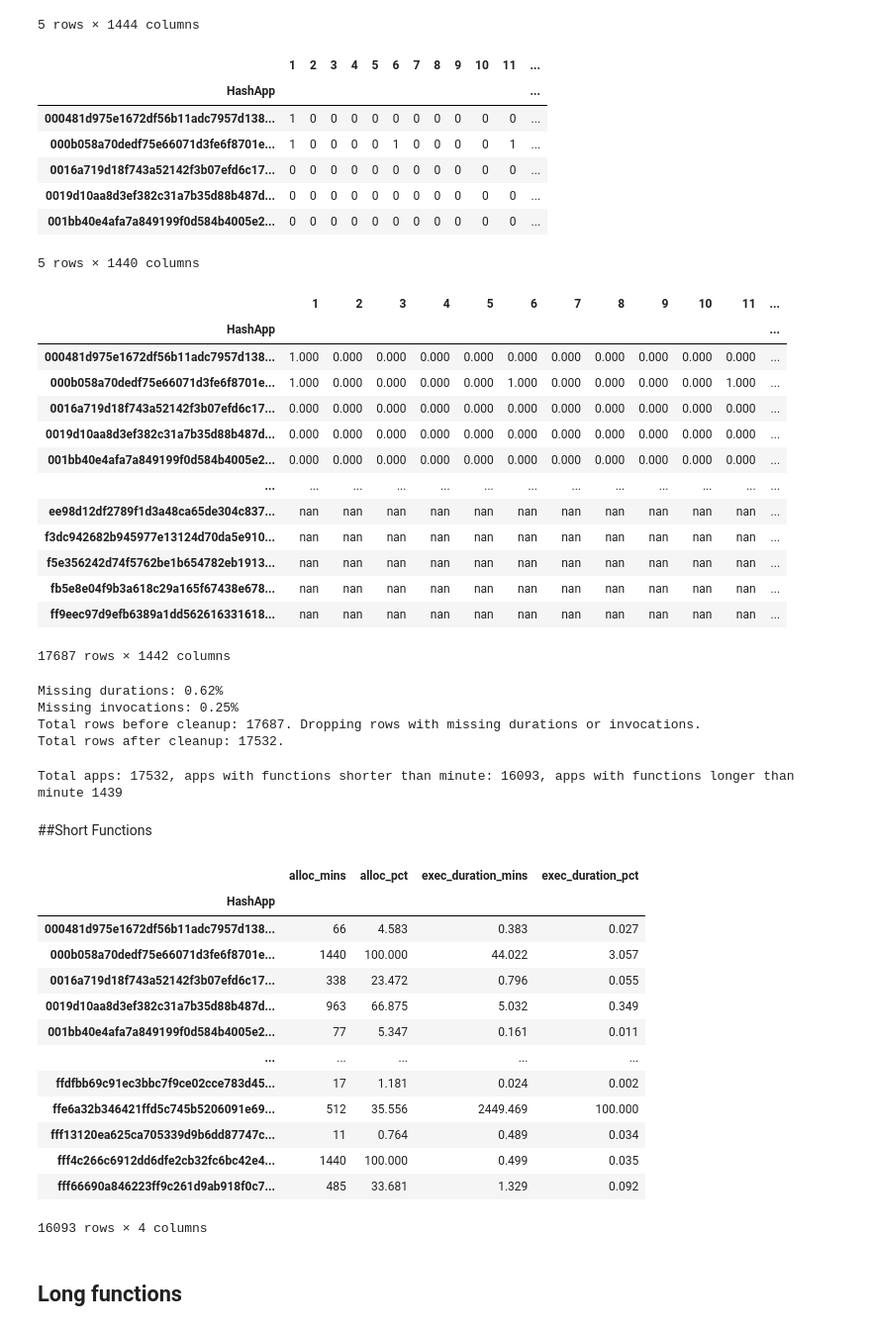
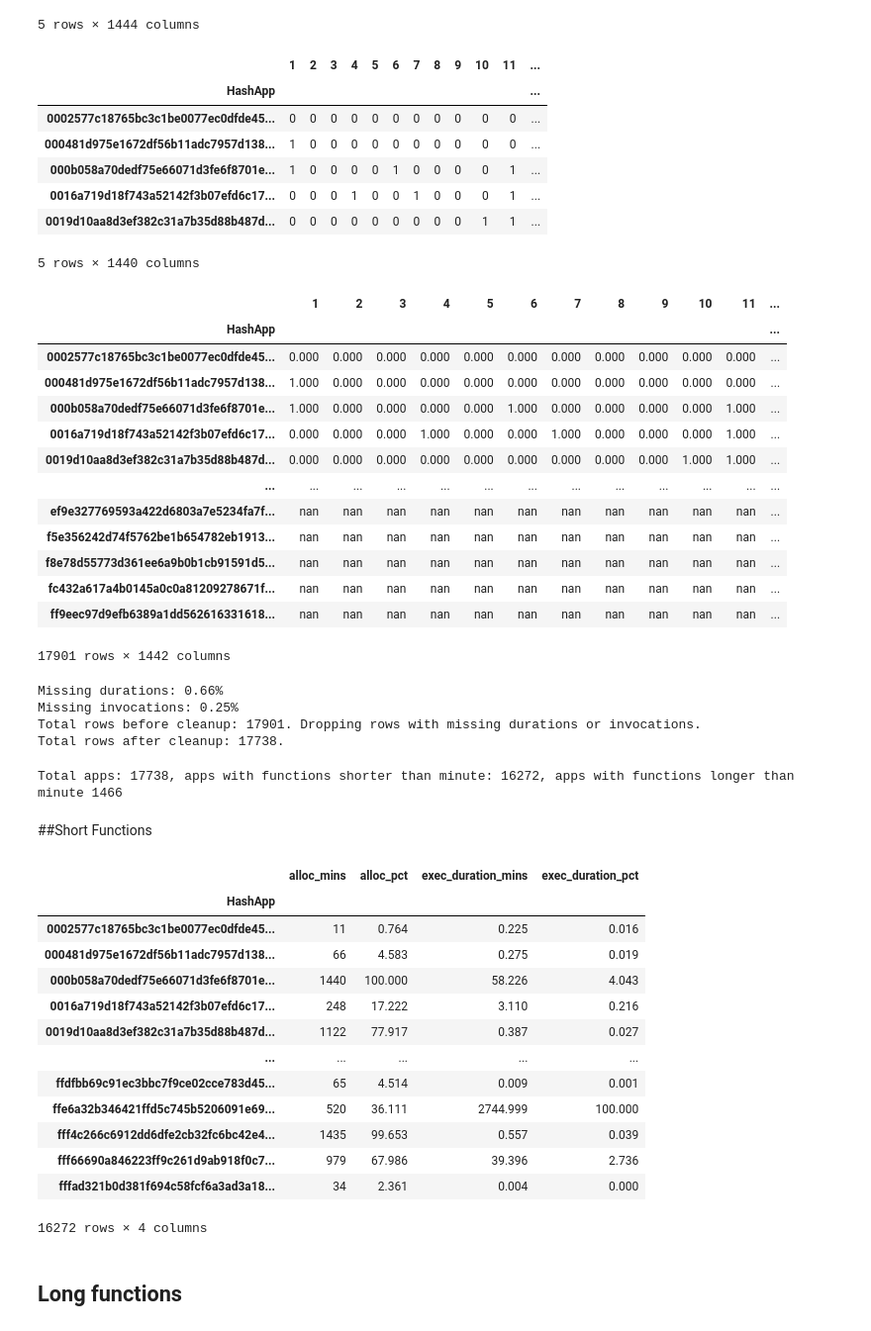
Before and after one commit to lmastalerz/sutainability, a Jupyter notebook: FaaS_analysis.ipynb, the cells around one changed output. Shown at 99% size. Cells and saved outputs as stored; diff of their text form; code cells hidden in the pictures.

```diff
--- a/FaaS_analysis.ipynb
+++ b/FaaS_analysis.ipynb
@@ -7,7 +7,7 @@ import math
 
 pd.set_option('display.float_format', lambda x: '%.3f' % x)
 pd.set_option('display.max_colwidth', None)
-pd.set_option('display.max_columns', 200)
+pd.set_option('display.max_columns', 50)
 # %%
 # How many minutes Function App is cached after execution before resourtces
 # are deallocated
@@ -26,7 +28,7 @@ MAX_MISSING_PCT = 2
 # Function execution duration in miliseconds
 # Details of file structure here:
 # https://github.com/Azure/AzurePublicDataset/blob/master/AzureFunctionsDataset2019.md#function-execution-duration
-dur_1 = pd.read_csv('/content/function_durations_percentiles.anon.d01.csv')
+dur_1 = pd.read_csv('/content/function_durations_percentiles.anon.d02.csv')
 dur_1.head()
 # %% [output]
 |  | HashOwner | HashApp | HashFunction | Average | Count | Minimum | Maximum | percentile_Average_0 | ... |
@@ -55,7 +57,7 @@ app_dur_1.head()
 # Number of function invocations
 # Details of file structure here:
 # https://github.com/Azure/AzurePublicDataset/blob/master/AzureFunctionsDataset2019.md#function-invocation-counts
-inv_1 = pd.read_csv('/content/invocations_per_function_md.anon.d01.csv')
+inv_1 = pd.read_csv('/content/invocations_per_function_md.anon.d02.csv')
 inv_1.head()
 # %% [output]
 |  | HashOwner | HashApp | HashFunction | Trigger | 1 | 2 | 3 | 4 | 5 | 6 | ... |
@@ -75,11 +77,11 @@ app_inv_1.head()
 # %% [output]
 |  | 1 | 2 | 3 | 4 | 5 | 6 | 7 | 8 | 9 | 10 | 11 | ... |
 | HashApp |  |  |  |  |  |  |  |  |  |  |  | ... |
+| 0002577c18765bc3c1be0077ec0dfde45... | 0 | 0 | 0 | 0 | 0 | 0 | 0 | 0 | 0 | 0 | 0 | ... |
 | 000481d975e1672df56b11adc7957d138... | 1 | 0 | 0 | 0 | 0 | 0 | 0 | 0 | 0 | 0 | 0 | ... |
 | 000b058a70dedf75e66071d3fe6f8701e... | 1 | 0 | 0 | 0 | 0 | 1 | 0 | 0 | 0 | 0 | 1 | ... |
-| 0016a719d18f743a52142f3b07efd6c17... | 0 | 0 | 0 | 0 | 0 | 0 | 0 | 0 | 0 | 0 | 0 | ... |
-| 0019d10aa8d3ef382c31a7b35d88b487d... | 0 | 0 | 0 | 0 | 0 | 0 | 0 | 0 | 0 | 0 | 0 | ... |
-| 001bb40e4afa7a849199f0d584b4005e2... | 0 | 0 | 0 | 0 | 0 | 0 | 0 | 0 | 0 | 0 | 0 | ... |
+| 0016a719d18f743a52142f3b07efd6c17... | 0 | 0 | 0 | 1 | 0 | 0 | 1 | 0 | 0 | 0 | 1 | ... |
+| 0019d10aa8d3ef382c31a7b35d88b487d... | 0 | 0 | 0 | 0 | 0 | 0 | 0 | 0 | 0 | 1 | 1 | ... |
 5 rows × 1440 columns
 # %%
 # Joining data about invocations with data about duration
@@ -88,22 +90,23 @@ app_1
 # %% [output]
 |  | 1 | 2 | 3 | 4 | 5 | 6 | 7 | 8 | 9 | 10 | 11 | ... |
 | HashApp |  |  |  |  |  |  |  |  |  |  |  | ... |
+| 0002577c18765bc3c1be0077ec0dfde45... | 0.000 | 0.000 | 0.000 | 0.000 | 0.000 | 0.000 | 0.000 | 0.000 | 0.000 | 0.000 | 0.000 | ... |
 | 000481d975e1672df56b11adc7957d138... | 1.000 | 0.000 | 0.000 | 0.000 | 0.000 | 0.000 | 0.000 | 0.000 | 0.000 | 0.000 | 0.000 | ... |
 | 000b058a70dedf75e66071d3fe6f8701e... | 1.000 | 0.000 | 0.000 | 0.000 | 0.000 | 1.000 | 0.000 | 0.000 | 0.000 | 0.000 | 1.000 | ... |
-| 0016a719d18f743a52142f3b07efd6c17... | 0.000 | 0.000 | 0.000 | 0.000 | 0.000 | 0.000 | 0.000 | 0.000 | 0.000 | 0.000 | 0.000 | ... |
-| 0019d10aa8d3ef382c31a7b35d88b487d... | 0.000 | 0.000 | 0.000 | 0.000 | 0.000 | 0.000 | 0.000 | 0.000 | 0.000 | 0.000 | 0.000 | ... |
-| 001bb40e4afa7a849199f0d584b4005e2... | 0.000 | 0.000 | 0.000 | 0.000 | 0.000 | 0.000 | 0.000 | 0.000 | 0.000 | 0.000 | 0.000 | ... |
+| 0016a719d18f743a52142f3b07efd6c17... | 0.000 | 0.000 | 0.000 | 1.000 | 0.000 | 0.000 | 1.000 | 0.000 | 0.000 | 0.000 | 1.000 | ... |
+| 0019d10aa8d3ef382c31a7b35d88b487d... | 0.000 | 0.000 | 0.000 | 0.000 | 0.000 | 0.000 | 0.000 | 0.000 | 0.000 | 1.000 | 1.000 | ... |
 | ... | ... | ... | ... | ... | ... | ... | ... | ... | ... | ... | ... | ... |
-| ee98d12df2789f1d3a48ca65de304c837... | nan | nan | nan | nan | nan | nan | nan | nan | nan | nan | nan | ... |
-| f3dc942682b945977e13124d70da5e910... | nan | nan | nan | nan | nan | nan | nan | nan | nan | nan | nan | ... |
+| ef9e327769593a422d6803a7e5234fa7f... | nan | nan | nan | nan | nan | nan | nan | nan | nan | nan | nan | ... |
 | f5e356242d74f5762be1b654782eb1913... | nan | nan | nan | nan | nan | nan | nan | nan | nan | nan | nan | ... |
-| fb5e8e04f9b3a618c29a165f67438e678... | nan | nan | nan | nan | nan | nan | nan | nan | nan | nan | nan | ... |
+| f8e78d55773d361ee6a9b0b1cb91591d5... | nan | nan | nan | nan | nan | nan | nan | nan | nan | nan | nan | ... |
+| fc432a617a4b0145a0c0a81209278671f... | nan | nan | nan | nan | nan | nan | nan | nan | nan | nan | nan | ... |
 | ff9eec97d9efb6389a1dd562616331618... | nan | nan | nan | nan | nan | nan | nan | nan | nan | nan | nan | ... |
-17687 rows × 1442 columns
+17901 rows × 1442 columns
 # %%
 # Validate after joining to make sure not too much data is missing
 # Some observations have stats about duration but don't have stats about invocations
-# and vice versa - these are to be dropped unless they are above threshold
+# and vice versa - these are to be dropped unless they are above threshold in which
+# case execution is aborted
 no_inv_idx = np.isnan(app_1['1'])
 no_dur_idx = np.isnan(app_1['duration_ms'])
 
@@ -125,19 +128,19 @@ print('Total rows after cleanup: {}.'.format(len(app_1.index)))
 # Make sure there are no more NA's in data
 assert not app_1.isnull().any().any()
 # %% [output]
-Missing durations: 0.62%
+Missing durations: 0.66%
 Missing invocations: 0.25%
-Total rows before cleanup: 17687. Dropping rows with missing durations or invocations.
-Total rows after cleanup: 17532.
+Total rows before cleanup: 17901. Dropping rows with missing durations or invocations.
+Total rows after cleanup: 17738.
 # %%
 # Now I'm taking two different paths
 # For all the applications where functions take less than minute to execute
 # (vast majority) I'll assume that execution results in resources being allocated
-# for one minute plus pre-defined TTL. This is connservative assumption, but with
+# for one minute plus pre-defined TTL. This is a conservative assumption, but with
 # data resulution of 1 minute it would be difficult to get more granular than this.
 # For these functions I'll construct detailed map of when resources were allocated
 # and when they were free.
-# Remaining, longer functions to be handled separately
+# Remaining longer functions to be handled separately
 short_app_idx_1 = app_1['duration_ms'] <= ( 60 * 1000 )
 short_app_1 = app_1[short_app_idx_1]
 long_app_1 = app_1[~short_app_idx_1]
@@ -145,50 +148,51 @@ long_app_1 = app_1[~short_app_idx_1]
 print('Total apps: {}, apps with functions shorter than minute: {}, apps with functions longer than minute {}' \
       .format( len(app_1.index), len(short_app_1.index), len(long_app_1.index) )  )
 # %% [output]
-Total apps: 17532, apps with functions shorter than minute: 16093, apps with functions longer than minute 1439
+Total apps: 17738, apps with functions shorter than minute: 16272, apps with functions longer than minute 1466
 # %% [markdown]
 ##Short Functions
 # %%
 # For short functions I'm creating a matrix that represents when resources are allocated.
 # If given funtion is executed at point in time t1 then resources are allocated for
 # next FUN_TTL_MIN minutes plus one minute (max duration of function execution)
 # If another function kicks in during this time couning starts from beginning
 # Aggregating with max() but it doesn't really matter - it's a question of having
 # a value vs. not having anything (=0)
-short_app_alloc_martix_1 = short_app_1.iloc[:, :1440].rolling(window = FUN_TTL_MIN + 1, axis = 1, min_periods = 1).max()
+short_app_alloc_martix_1 = short_app_1.iloc[:, :1440].rolling( \
+                            window = FUN_TTL_MIN + 1, axis = 1, min_periods = 1).max()
 # Converting to boolean.
 # True - resources are allocated in given one-minute bucket
 # False - resourtces are not allocated
 short_app_alloc_idx_bool_1 = (short_app_alloc_martix_1 > 0)
 # Counting allocated buckets per app
 short_app_alloc_1 = pd.DataFrame(short_app_alloc_martix_1[short_app_alloc_idx_bool_1].count(axis = 1), \
                                  columns = ['alloc_mins'])
 # Calculating percentage of time resources are allocated per app
 short_app_alloc_1['alloc_pct'] = short_app_alloc_1['alloc_mins'] / 1440 * 100
 
 # Calculating total duration of execution for all the functions alomng with
 # percentage of total time
 # Ignoring anything above 100% - not enough data to calculate scalability impact
 short_app_alloc_1['exec_duration_mins'] = short_app_1['Count'] * short_app_1['duration_ms'] / 1000 / 60
 short_app_alloc_1['exec_duration_pct'] = np.where( short_app_alloc_1['exec_duration_mins'] / 1440 * 100 < 100, \
                                                    short_app_alloc_1['exec_duration_mins'] / 1440 * 100, 100)
 
 short_app_alloc_1
 # %% [output]
 |  | alloc_mins | alloc_pct | exec_duration_mins | exec_duration_pct |
 | HashApp |  |  |  |  |
-| 000481d975e1672df56b11adc7957d138... | 66 | 4.583 | 0.383 | 0.027 |
-| 000b058a70dedf75e66071d3fe6f8701e... | 1440 | 100.000 | 44.022 | 3.057 |
-| 0016a719d18f743a52142f3b07efd6c17... | 338 | 23.472 | 0.796 | 0.055 |
-| 0019d10aa8d3ef382c31a7b35d88b487d... | 963 | 66.875 | 5.032 | 0.349 |
-| 001bb40e4afa7a849199f0d584b4005e2... | 77 | 5.347 | 0.161 | 0.011 |
+| 0002577c18765bc3c1be0077ec0dfde45... | 11 | 0.764 | 0.225 | 0.016 |
+| 000481d975e1672df56b11adc7957d138... | 66 | 4.583 | 0.275 | 0.019 |
+| 000b058a70dedf75e66071d3fe6f8701e... | 1440 | 100.000 | 58.226 | 4.043 |
+| 0016a719d18f743a52142f3b07efd6c17... | 248 | 17.222 | 3.110 | 0.216 |
+| 0019d10aa8d3ef382c31a7b35d88b487d... | 1122 | 77.917 | 0.387 | 0.027 |
 | ... | ... | ... | ... | ... |
-| ffdfbb69c91ec3bbc7f9ce02cce783d45... | 17 | 1.181 | 0.024 | 0.002 |
-| ffe6a32b346421ffd5c745b5206091e69... | 512 | 35.556 | 2449.469 | 100.000 |
-| fff13120ea625ca705339d9b6dd87747c... | 11 | 0.764 | 0.489 | 0.034 |
-| fff4c266c6912dd6dfe2cb32fc6bc42e4... | 1440 | 100.000 | 0.499 | 0.035 |
-| fff66690a846223ff9c261d9ab918f0c7... | 485 | 33.681 | 1.329 | 0.092 |
+| ffdfbb69c91ec3bbc7f9ce02cce783d45... | 65 | 4.514 | 0.009 | 0.001 |
+| ffe6a32b346421ffd5c745b5206091e69... | 520 | 36.111 | 2744.999 | 100.000 |
+| fff4c266c6912dd6dfe2cb32fc6bc42e4... | 1435 | 99.653 | 0.557 | 0.039 |
+| fff66690a846223ff9c261d9ab918f0c7... | 979 | 67.986 | 39.396 | 2.736 |
+| fffad321b0d381f694c58fcf6a3ad3a18... | 34 | 2.361 | 0.004 | 0.000 |
-16093 rows × 4 columns
+16272 rows × 4 columns
 # %% [markdown]
 ## Long functions
 # %%
```
Also changed, not shown: parts of 10 cells of this notebook.
